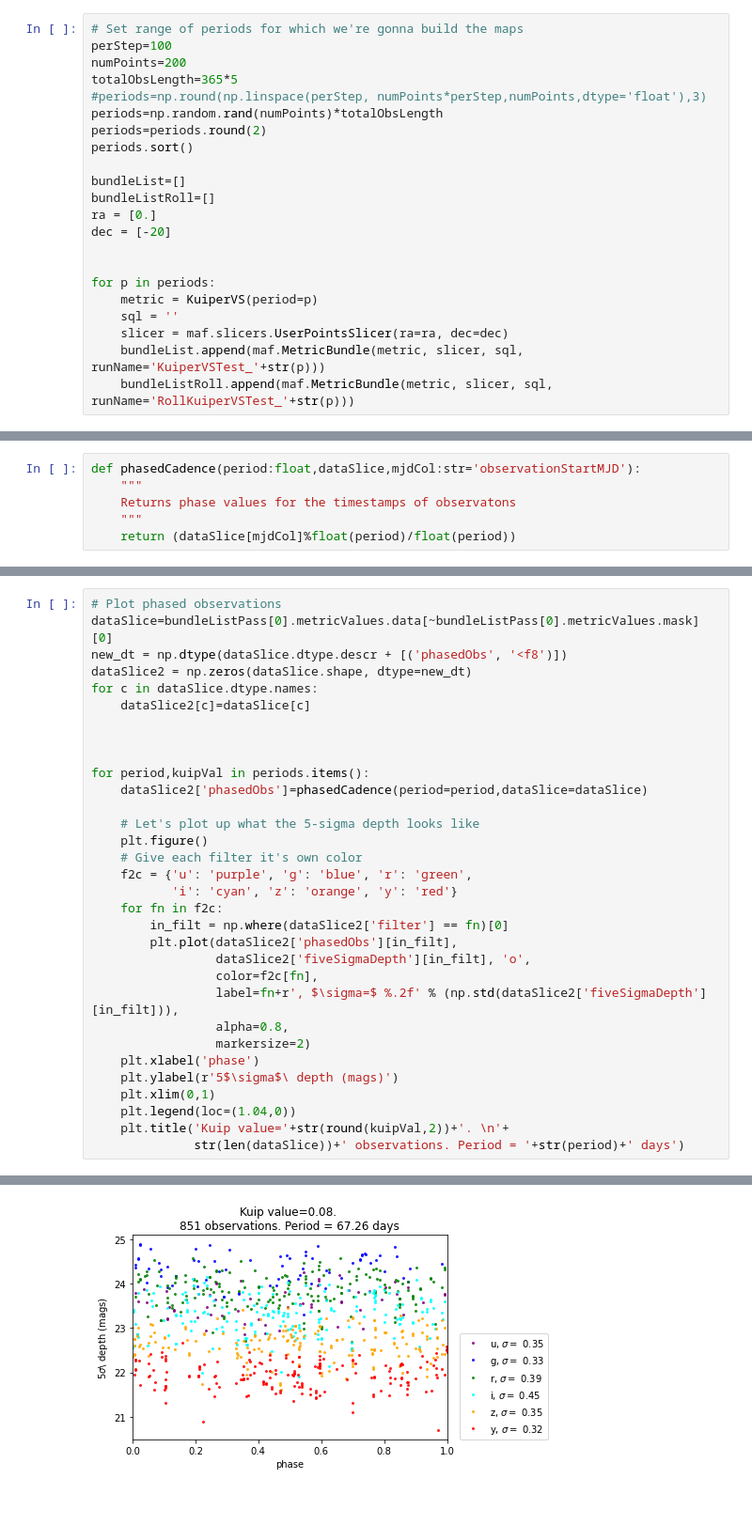
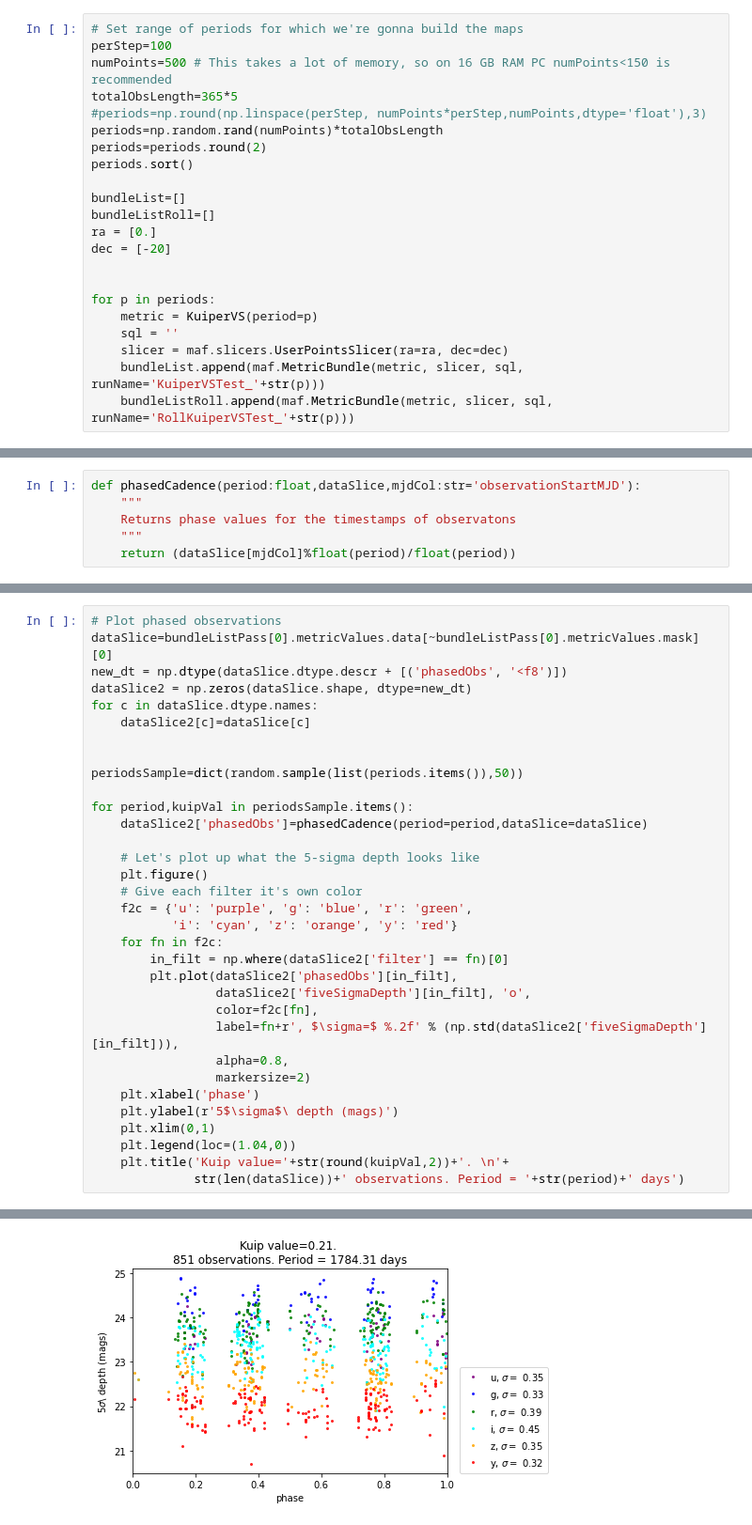
Before and after one commit to ShrRa/periodRecoveryMetric, a Jupyter notebook: PointSlicerTest.ipynb, the cells around one changed output, grey strips where cells are left out. Shown at 94% size. Saved outputs shown, nothing was run; the diff lists cells and outputs as text.

```diff
--- a/PointSlicerTest.ipynb
+++ b/PointSlicerTest.ipynb
@@ -33,7 +37,7 @@ rolling_all_sky_ns2_rw0.9_v2.0_10yrs
 # %%
 # Set range of periods for which we're gonna build the maps
 perStep=100
-numPoints=200
+numPoints=500 # This takes a lot of memory, so on 16 GB RAM PC numPoints<150 is recommended
 totalObsLength=365*5
 #periods=np.round(np.linspace(perStep, numPoints*perStep,numPoints,dtype='float'),3)
 periods=np.random.rand(numPoints)*totalObsLength
@@ -117,8 +170,9 @@ for c in dataSlice.dtype.names:
     dataSlice2[c]=dataSlice[c]
 
 
+periodsSample=dict(random.sample(list(periods.items()),50))
 
-for period,kuipVal in periods.items():
+for period,kuipVal in periodsSample.items():
     dataSlice2['phasedObs']=phasedCadence(period=period,dataSlice=dataSlice)
 
     # Let's plot up what the 5-sigma depth looks like
@@ -149 +203 @@ for period,kuipVal in periods.items():
-[figure, old version]
+[figure, new version]
```
Also changed, not shown: parts of 9 cells of this notebook, 8 other files.
